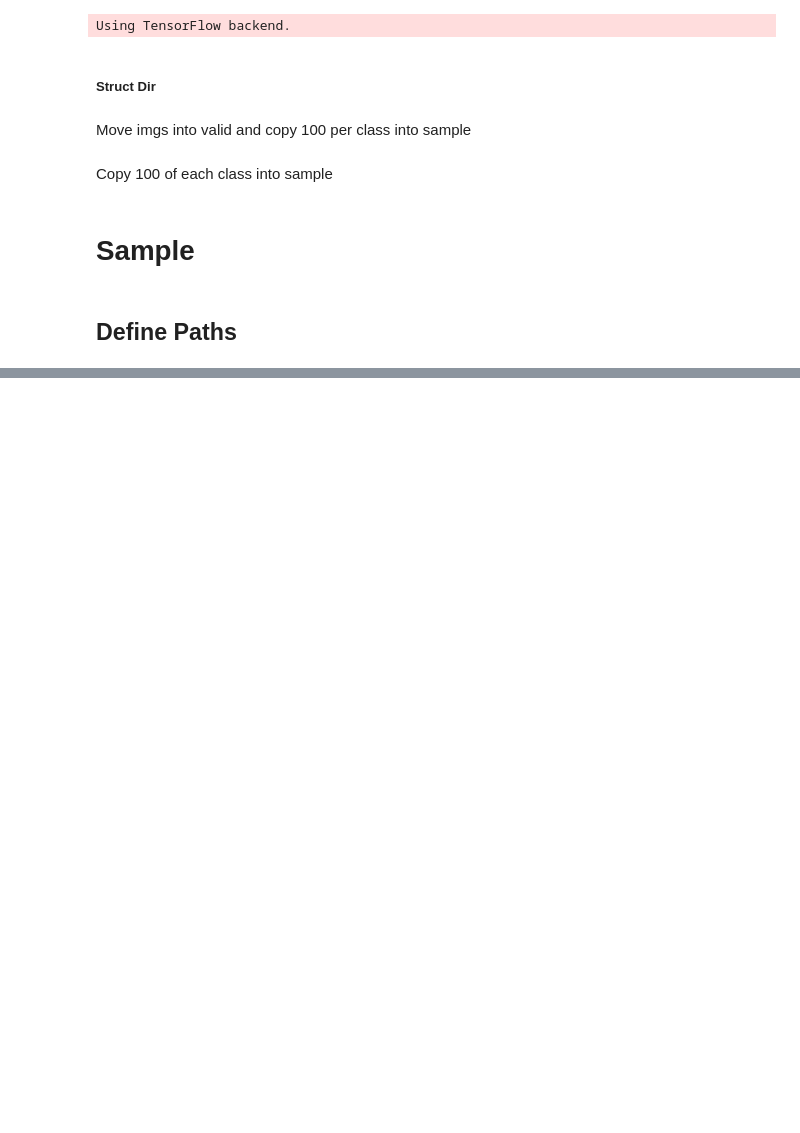
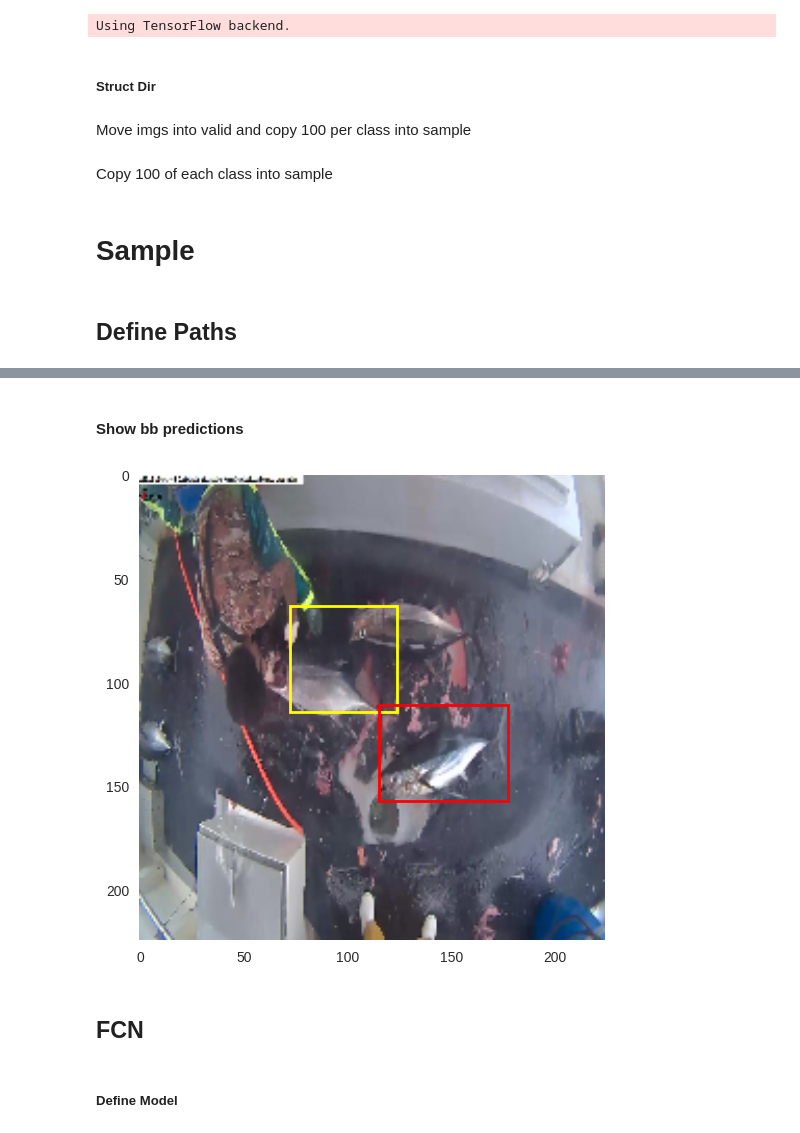
Before and after one commit to osheari1/fast_ai, a Jupyter notebook: lessons/lesson7.ipynb, the cells around one changed output, grey strips where cells are left out. Drawn from its saved outputs; the diff is of its cells as text; code cells hidden in the pictures; blank space fills up the shorter version.

```diff
--- a/lessons/lesson7.ipynb
+++ b/lessons/lesson7.ipynb
@@ -85,0 +644,9 @@ path_results = path_model + 'results/'
+# %%
+callbacks = [ModelCheckpoint(
+        path_checkpoint+'weights_bb_max.{epoch:02d}-{val_class_loss:.3f}'
+                        '-{val_class_acc:.3f}.h5',
+        save_best_only=True, monitor='val_loss')]
+model_bb_max.fit(data_conv_train, [bbox_train, labels_train], batch_size=batch_size,
+                 nb_epoch=4,
+                 callbacks=callbacks,
+                 validation_data=(data_conv_valid, [bbox_valid, labels_valid]))
@@ -85,0 +672,9 @@ path_results = path_model + 'results/'
+# %%
+callbacks = [ModelCheckpoint(
+        path_checkpoint+'weights_bb_max.{epoch:02d}-{val_class_loss:.3f}'
+                        '-{val_class_acc:.3f}.h5',
+        save_best_only=True, monitor='val_loss')]
+model_bb_max.fit(data_conv_train, [bbox_train, labels_train], batch_size=batch_size,
+                 nb_epoch=4,
+                 callbacks=callbacks,
+                 validation_data=(data_conv_valid, [bbox_valid, labels_valid]))
@@ -85,0 +756,21 @@ path_results = path_model + 'results/'
+# %% [markdown]
+#### Show bb predictions
+# %%
+pred_valid = model_bb_max.predict(data_conv_valid[:10])
+# %%
+def show_bb_pred(i):
+    bb = bbox_valid[i]
+    bb_pred = pred_valid[0][i]
+    sns.plt.figure(figsize=(6,6))
+    utils.plot_img(data_valid[i])
+    ax=sns.plt.gca()
+    ax.add_patch(create_rect(bb_pred, 'yellow'))
+    ax.add_patch(create_rect(bb))
+# %%
+show_bb_pred(8)
+# %% [output]
+[figure, added]
+# %% [markdown]
+## FCN
+# %% [markdown]
+##### Define Model
```
Also changed, not shown: parts of 140 cells of this notebook, 3 other files.
